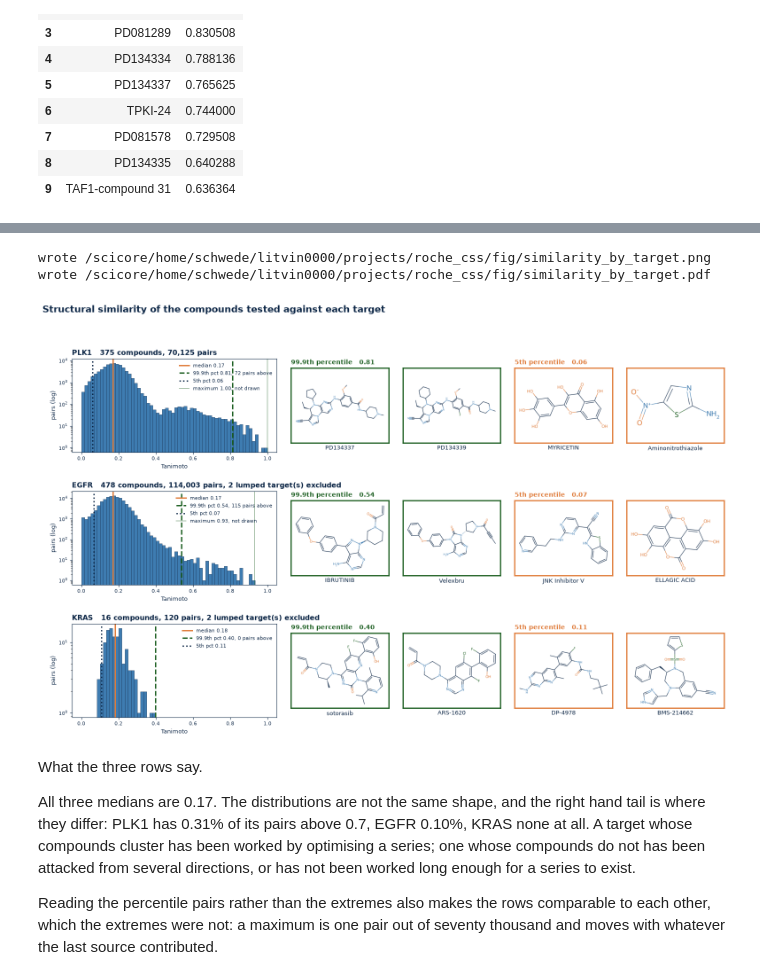
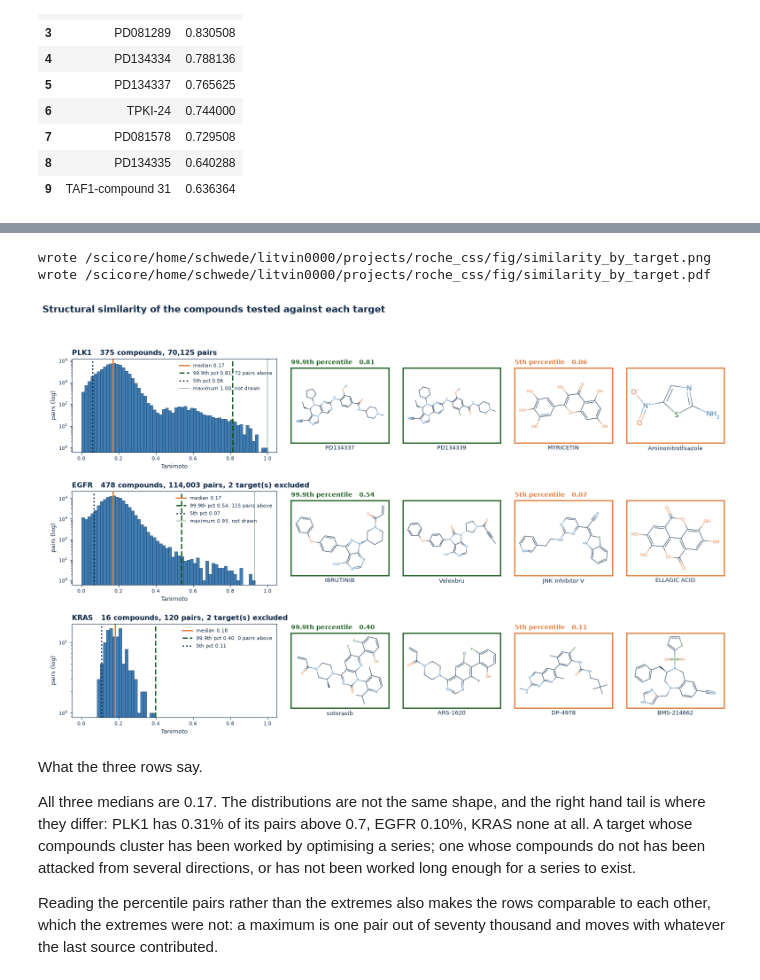
Before and after one commit to SCHMM-MelMar/Summer-School-2026, a Jupyter notebook: examples/use_cases.ipynb, the cells around one changed output, grey strips where cells are left out. Cells and saved outputs as stored; diff of their text form; code cells hidden in the pictures.

```diff
--- a/examples/use_cases.ipynb
+++ b/examples/use_cases.ipynb
@@ -382,18 +382,18 @@ db.families(like="kinase").head(TOP_N)
 # "for the RAS family, what is available?"
 FAMILY = "Ras family"
 
-# a family answer is only as good as the target rows underneath it. drop the
-# protein targets holding more than one accession first: those are screening
-# panels filed as a single protein, and every accession in them drags the
-# target into its own family. a complex with several members is fine
+# a family answer is only as good as the target rows underneath it. exclude
+# the protein targets holding more than one accession first: those are
+# screening panels filed as a single protein, and every accession in them
+# drags the target into its own family. a complex with several members is fine
 members = db.targets(family=FAMILY)
 per_target = members.groupby(["target_id", "type"], as_index=False).uniprot_id.nunique()
-lumped = per_target[(per_target.type == "protein") & (per_target.uniprot_id > 1)].target_id
-print(f"dropping {len(lumped)} lumped target(s): "
-      f"{', '.join(members[members.target_id.isin(lumped)].name.unique())}\n")
+excluded = per_target[(per_target.type == "protein") & (per_target.uniprot_id > 1)].target_id
+print(f"excluding {len(excluded)} target(s) with several accessions: "
+      f"{', '.join(members[members.target_id.isin(excluded)].name.unique())}\n")
 
 rows = db.bioactivities(family=FAMILY)
-rows = rows[~rows.target_id.isin(lumped)]
+rows = rows[~rows.target_id.isin(excluded)]
 
 numeric = numeric_potency_rows(rows)
 scale = comparable_scale(numeric)
@@ -656,7 +656,7 @@ grid = GridSpec(len(TARGETS), 5, figure=fig, width_ratios=[2.1, 1, 1, 1, 1],
                 hspace=0.42, wspace=0.12)
 
 for row, (label, accession) in enumerate(TARGETS):
-    keys, lumped = clean_keys(db, accession)
+    keys, excluded = clean_keys(db, accession)
     values = similarity.scores(db, compounds=keys)
     table = similarity.pairs(db, compounds=keys)
 
@@ -680,7 +680,7 @@ for row, (label, accession) in enumerate(TARGETS):
     if values.max() > upper.tanimoto:
         ax.axvline(values.max(), color=DARK_GREEN, lw=1.1, alpha=0.5,
                    label=f"maximum {values.max():.2f}, not drawn")
-    note = f", {lumped} lumped target(s) excluded" if lumped else ""
+    note = f", {excluded} target(s) excluded" if excluded else ""
     ax.set_title(f"{label}   {len(keys)} compounds, {values.size:,} pairs{note}",
                  color=DARK_BLUE, fontsize=11.5, loc="left", weight="bold")
     ax.set_xlabel("Tanimoto", color=DARK_BLUE, fontsize=9)
@@ -691,34 +691,34 @@ for row, (label, accession) in enumerate(TARGETS):
         side.set_color(DARK_BLUE)
 
     for offset, (pair, accent, heading) in enumerate(
         [(upper, DARK_GREEN, f"{HIGH}th percentile"),
          (lower, ORANGE, f"{LOW}th percentile")]
     ):
         for half, (key, name) in enumerate(
             [(pair.inchikey_a, pair.compound_a), (pair.inchikey_b, pair.compound_b)]
         ):
             ax = fig.add_subplot(grid[row, 1 + offset * 2 + half])
             ax.imshow(render(db.one("SELECT smiles FROM compound WHERE inchikey = ?", key)))
             ax.set_xticks([]); ax.set_yticks([])
             for side in ax.spines.values():
                 side.set_color(accent); side.set_linewidth(2.0)
             ax.set_xlabel(label_of(db, key, name), color=DARK_BLUE, fontsize=9)
             if half == 0:
                 ax.set_title(f"{heading}   {pair.tanimoto:.2f}", color=accent,
                              fontsize=10, loc="left", weight="bold")
 
 fig.suptitle("Structural similarity of the compounds tested against each target",
              color=DARK_BLUE, fontsize=15, weight="bold", x=0.09, ha="left", y=0.995)
 
 for suffix, dpi in ((".png", 300), (".pdf", None)):
     path = FIGURES / f"similarity_by_target{suffix}"
     fig.savefig(path, dpi=dpi, bbox_inches="tight", facecolor="white")
     print(f"wrote {path}")
 plt.show()
 # %% [output]
 wrote /scicore/home/schwede/litvin0000/projects/roche_css/fig/similarity_by_target.png
 wrote /scicore/home/schwede/litvin0000/projects/roche_css/fig/similarity_by_target.pdf
-[figure, old version]
+[figure, new version]
 # %% [markdown]
 What the three rows say.
 
```
Also changed, not shown: parts of 3 cells of this notebook, 2 other files.
